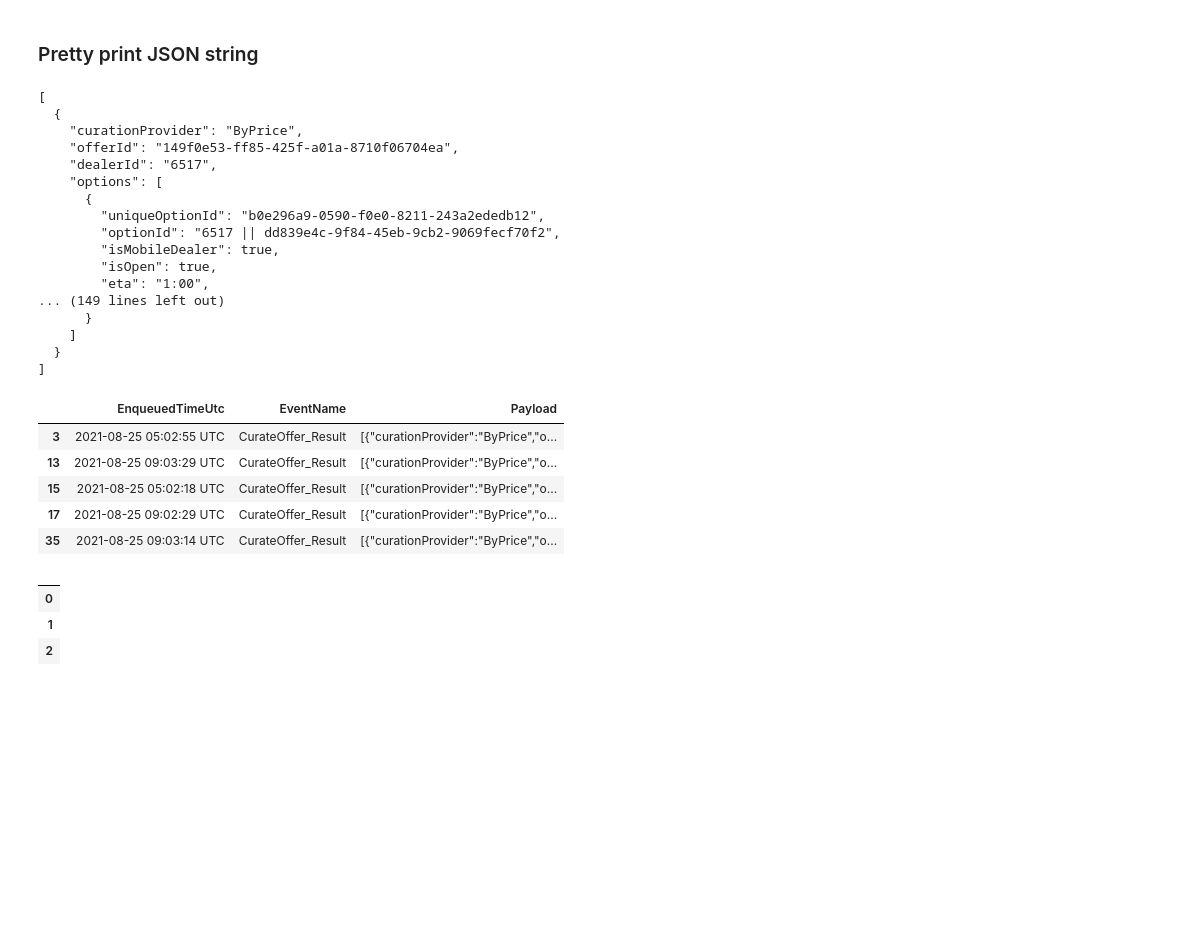
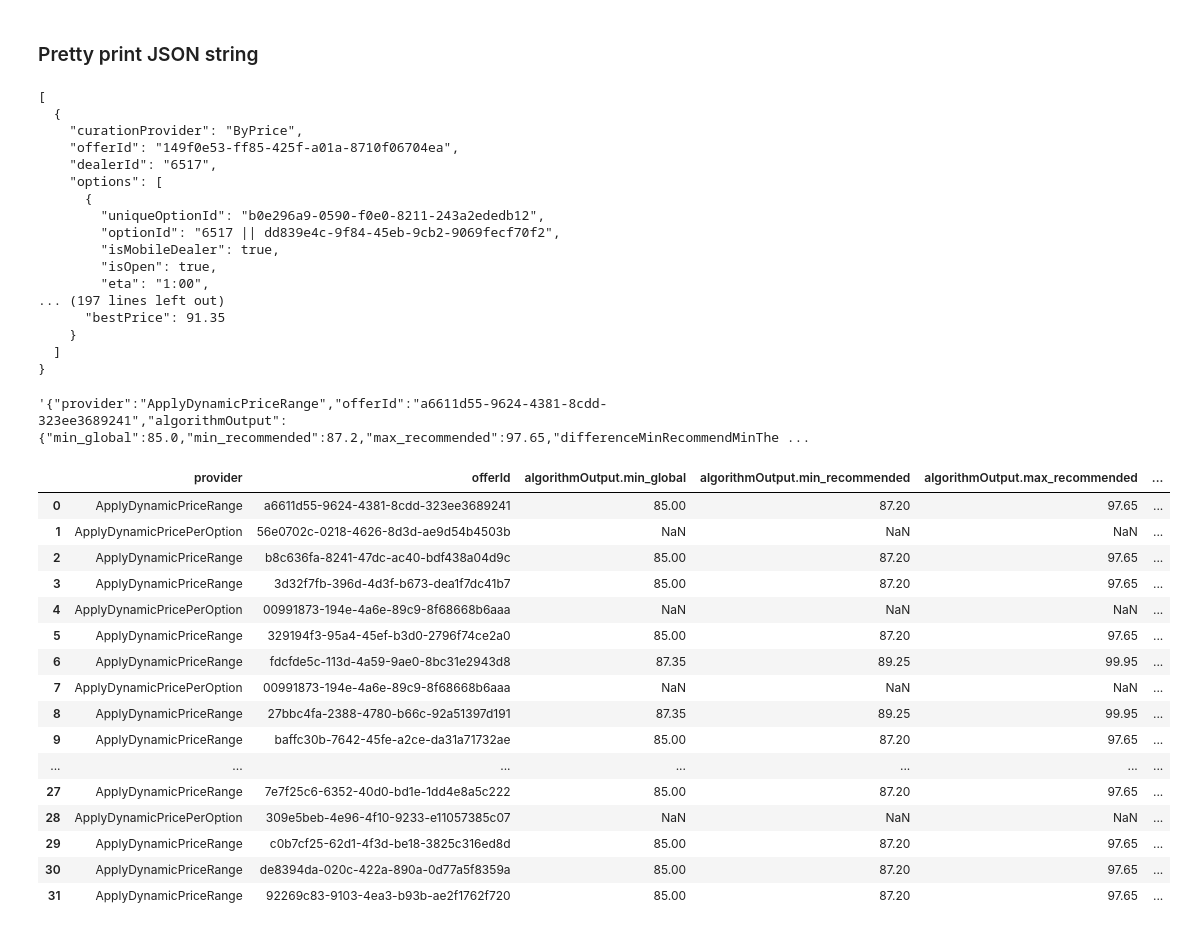
Before and after one commit to J-ZW-Wang/ss_data_project, a Jupyter notebook: Chama_Data_Transformation/Data_Transformation.ipynb, the cells around one changed output. Saved outputs shown, nothing was run; the diff lists cells and outputs as text; code cells hidden in the pictures; blank space fills up the shorter version.

```diff
--- a/Chama_Data_Transformation/Data_Transformation.ipynb
+++ b/Chama_Data_Transformation/Data_Transformation.ipynb
@@ -4,5 +6,3 @@ Source: https://platform.stratascratch.com/data-projects/data-transformation
 import numpy as np
 import pandas as pd
 import json
-# %%
-raw_json = pd.read_json('./datasets/case.json')
@@ -11,0 +9,4 @@ raw_CurateOffer = raw_json.query("EventName =='CurateOffer_Result'")
+# %%
+#raw_json = pd.read_json('./datasets/case.json')
+with open('./datasets/case.json') as file:
+    raw_json = json.load(file)
@@ -12,7 +31,17 @@ raw_CurateOffer = raw_json.query("EventName =='CurateOffer_Result'")
+# %%
+level1 = pd.json_normalize(raw_json)
+level2_CurateOffer = level1.query("EventName =='CurateOffer_Result'")
+level2_DynamicPrice_Result = level1.query("EventName == 'DynamicPrice_Result'")
 # %% [markdown]
 ### Pretty print JSON string
 # %%
-print(json.dumps(json.loads(raw_CurateOffer['Payload'].iloc[0]), indent=2))
+print(json.dumps(json.loads(level2_CurateOffer['Payload'].iloc[0]), indent=2))
+print(
+    json.dumps(json.loads(level2_DynamicPrice_Result['Payload'].iloc[0]),
+               indent=2))
+print(
+    json.dumps(json.loads(level2_DynamicPrice_Result['Payload'].iloc[1]),
+               indent=2))
 # %% [output]
 [
   {
@@ -26,24 +55,32 @@ print(json.dumps(json.loads(raw_CurateOffer['Payload'].iloc[0]), indent=2))
         "isMobileDealer": true,
         "isOpen": true,
         "eta": "1:00",
-... (149 lines left out)
-      }
-    ]
-  }
-]
+... (197 lines left out)
+      "bestPrice": 91.35
+    }
+  ]
+}
-# %%
-raw_CurateOffer =
-# %% [output]
-|  | EnqueuedTimeUtc | EventName | Payload |
-| 3 | 2021-08-25 05:02:55 UTC | CurateOffer_Result | [{"curationProvider":"ByPrice","o... |
-| 13 | 2021-08-25 09:03:29 UTC | CurateOffer_Result | [{"curationProvider":"ByPrice","o... |
-| 15 | 2021-08-25 05:02:18 UTC | CurateOffer_Result | [{"curationProvider":"ByPrice","o... |
-| 17 | 2021-08-25 09:02:29 UTC | CurateOffer_Result | [{"curationProvider":"ByPrice","o... |
-| 35 | 2021-08-25 09:03:14 UTC | CurateOffer_Result | [{"curationProvider":"ByPrice","o... |
-# %%
-CurateOffer
-# %% [output]
-|  |
-| 0 |
-| 1 |
-| 2 |
+# %%
+level2_DynamicPrice_Result['Payload'].iloc[0]
+# %% [output]
+'{"provider":"ApplyDynamicPriceRange","offerId":"a6611d55-9624-4381-8cdd-323ee3689241","algorithmOutput":{"min_global":85.0,"min_recommended":87.2,"max_recommended":97.65,"differenceMinRecommendMinThe ...
+# %%
+pd.json_normalize((level2_DynamicPrice_Result['Payload'].apply(json.loads)))
+# %% [output]
+|  | provider | offerId | algorithmOutput.min_global | algorithmOutput.min_recommended | algorithmOutput.max_recommended | ... |
+| 0 | ApplyDynamicPriceRange | a6611d55-9624-4381-8cdd-323ee3689241 | 85.00 | 87.20 | 97.65 | ... |
+| 1 | ApplyDynamicPricePerOption | 56e0702c-0218-4626-8d3d-ae9d54b4503b | NaN | NaN | NaN | ... |
+| 2 | ApplyDynamicPriceRange | b8c636fa-8241-47dc-ac40-bdf438a04d9c | 85.00 | 87.20 | 97.65 | ... |
+| 3 | ApplyDynamicPriceRange | 3d32f7fb-396d-4d3f-b673-dea1f7dc41b7 | 85.00 | 87.20 | 97.65 | ... |
+| 4 | ApplyDynamicPricePerOption | 00991873-194e-4a6e-89c9-8f68668b6aaa | NaN | NaN | NaN | ... |
+| 5 | ApplyDynamicPriceRange | 329194f3-95a4-45ef-b3d0-2796f74ce2a0 | 85.00 | 87.20 | 97.65 | ... |
+| 6 | ApplyDynamicPriceRange | fdcfde5c-113d-4a59-9ae0-8bc31e2943d8 | 87.35 | 89.25 | 99.95 | ... |
+| 7 | ApplyDynamicPricePerOption | 00991873-194e-4a6e-89c9-8f68668b6aaa | NaN | NaN | NaN | ... |
+| 8 | ApplyDynamicPriceRange | 27bbc4fa-2388-4780-b66c-92a51397d191 | 87.35 | 89.25 | 99.95 | ... |
+| 9 | ApplyDynamicPriceRange | baffc30b-7642-45fe-a2ce-da31a71732ae | 85.00 | 87.20 | 97.65 | ... |
+| ... | ... | ... | ... | ... | ... | ... |
+| 27 | ApplyDynamicPriceRange | 7e7f25c6-6352-40d0-bd1e-1dd4e8a5c222 | 85.00 | 87.20 | 97.65 | ... |
+| 28 | ApplyDynamicPricePerOption | 309e5beb-4e96-4f10-9233-e11057385c07 | NaN | NaN | NaN | ... |
+| 29 | ApplyDynamicPriceRange | c0b7cf25-62d1-4f3d-be18-3825c316ed8d | 85.00 | 87.20 | 97.65 | ... |
+| 30 | ApplyDynamicPriceRange | de8394da-020c-422a-890a-0d77a5f8359a | 85.00 | 87.20 | 97.65 | ... |
+| 31 | ApplyDynamicPriceRange | 92269c83-9103-4ea3-b93b-ae2f1762f720 | 85.00 | 87.20 | 97.65 | ... |
```
Also changed, not shown: parts of 3 cells of this notebook, 3 other files.
